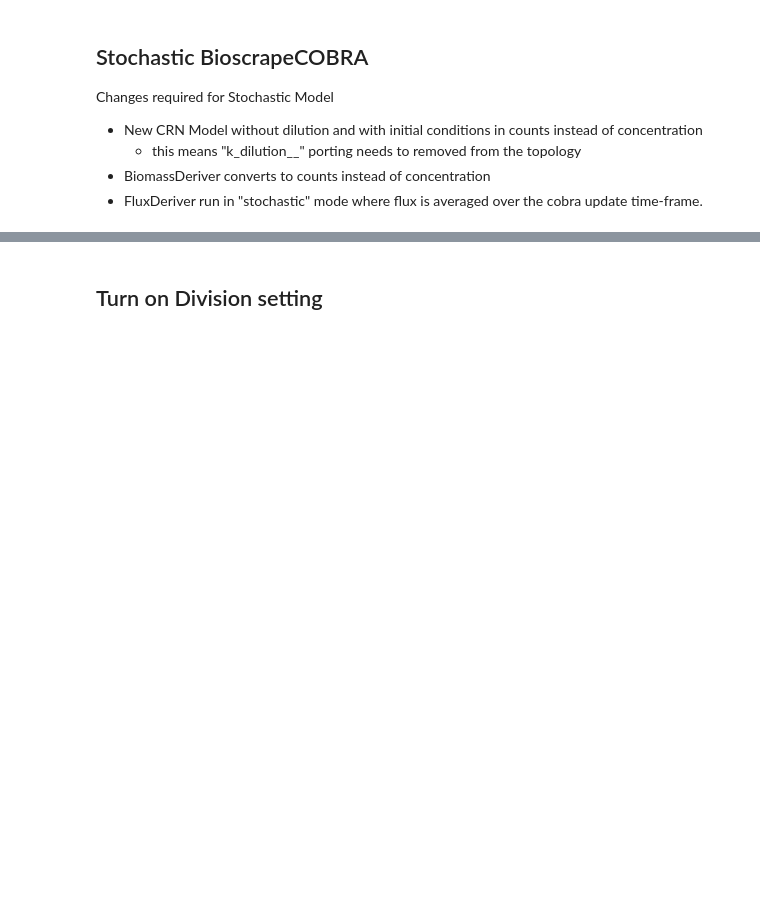
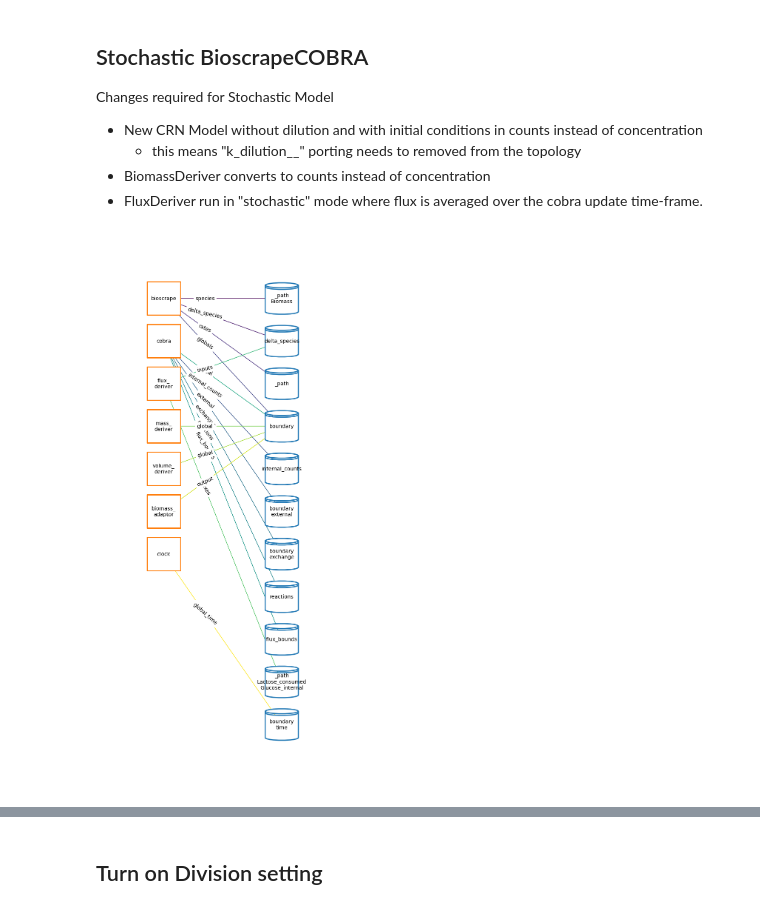
Before and after one commit to vivarium-collective/vivarium-notebooks, a Jupyter notebook: lac_operon/bioscrape-cobra-stochastic-refactoring.ipynb, the cells around one changed output, grey strips where cells are left out. Cells and saved outputs as stored; diff of their text form; code cells hidden in the pictures; blank space fills up the shorter version.

```diff
--- a/lac_operon/bioscrape-cobra-stochastic-refactoring.ipynb
+++ b/lac_operon/bioscrape-cobra-stochastic-refactoring.ipynb
@@ -888,4 +894,17 @@ Changes required for Stochastic Model
     * this means "k_dilution__" porting needs to removed from the topology
 * BiomassDeriver converts to counts instead of concentration
 * FluxDeriver run in "stochastic" mode where flux is averaged over the cobra update time-frame.
+# %%
+total_time = 2000
+#stochastic_bioscrape_config = {
+#            'sbml_file': 'LacOperon_stochastic.xml',
+#            'stochastic': True,
+#            'initial_volume': 1,
+#            'internal_dt': 0.01,}
+
+stochastic_biocobra_composer = BioscrapeCOBRA({'stochastic':True})
+
+fig = plot_compartment_topology(stochastic_biocobra_composer)
+# %% [output]
+[figure, added]
 # %%
```
Also changed, not shown: parts of 16 cells of this notebook, 7 other files.
